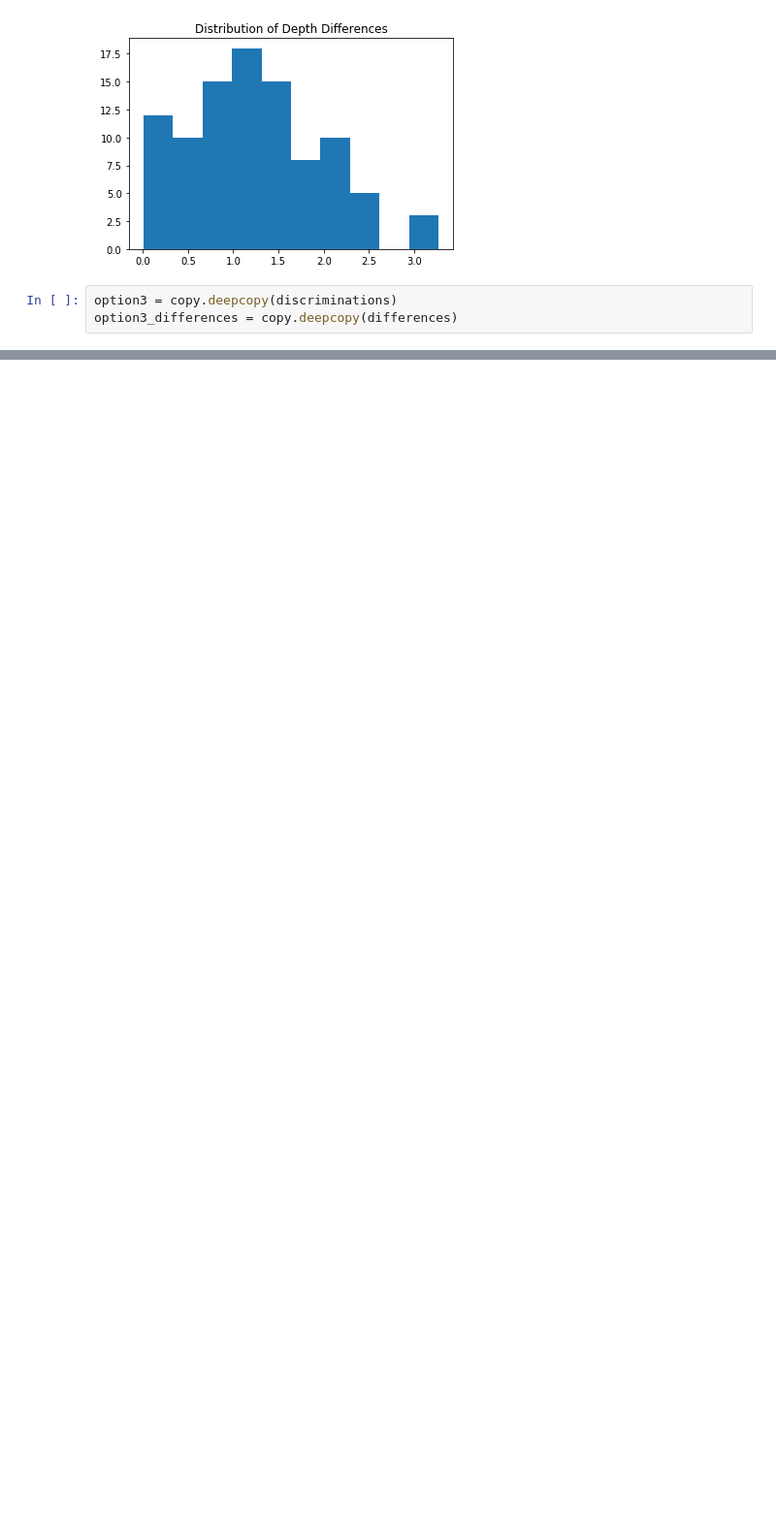
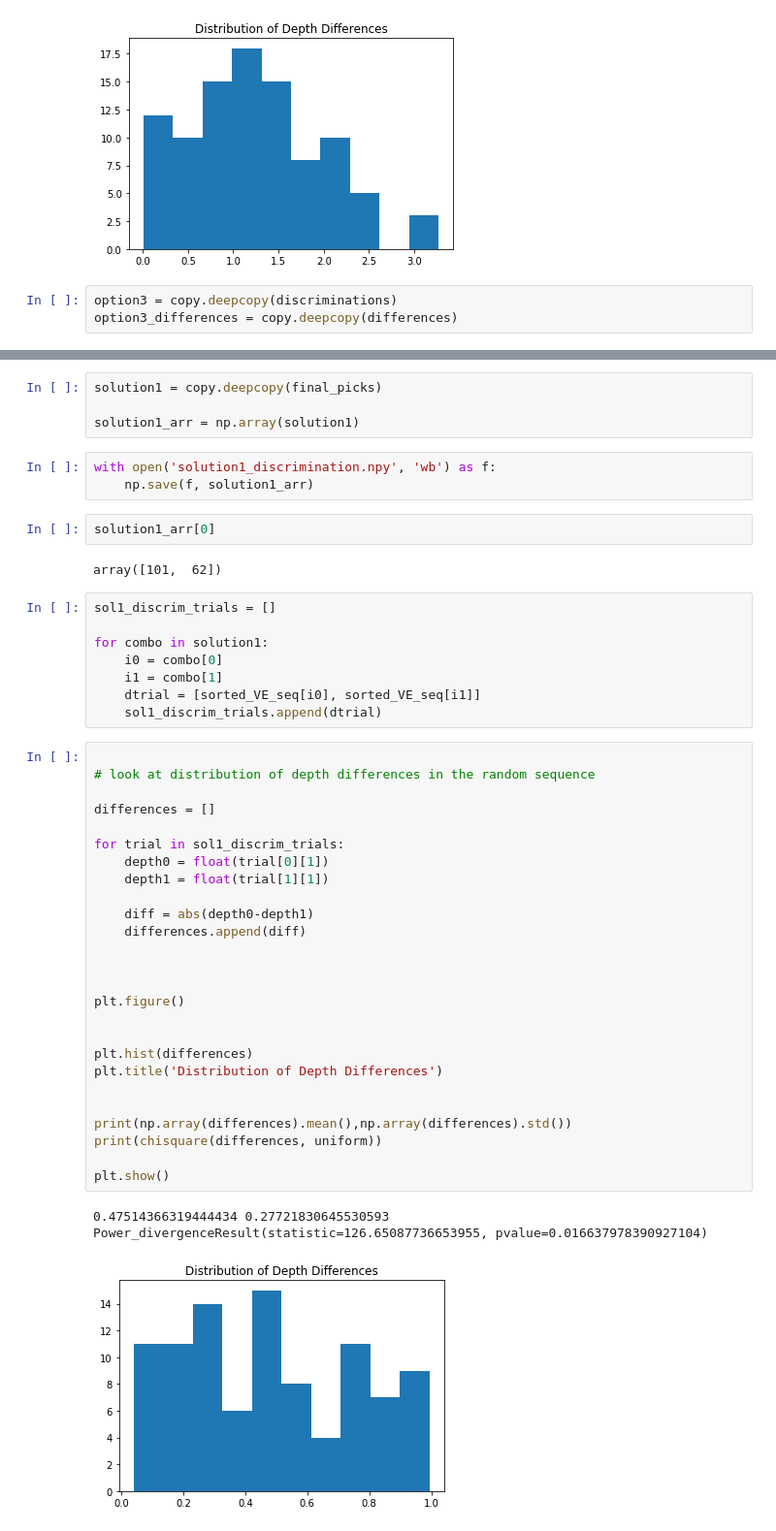
Before and after one commit to prachimahab/depth_discrimination, a Jupyter notebook: v3_discrimination_sequences.ipynb, the cells around one changed output, grey strips where cells are left out. Shown at 97% size. Saved outputs shown, nothing was run; the diff lists cells and outputs as text; blank space fills up the shorter version.

```diff
--- a/v3_discrimination_sequences.ipynb
+++ b/v3_discrimination_sequences.ipynb
@@ -106,0 +261,49 @@ plt.show()
+# %%
+solution1 = copy.deepcopy(final_picks)
+
+solution1_arr = np.array(solution1)
+# %%
+with open('solution1_discrimination.npy', 'wb') as f:
+    np.save(f, solution1_arr)
+# %%
+solution1_arr[0]
+# %% [output]
+array([101,  62])
+# %%
+sol1_discrim_trials = []
+
+for combo in solution1:
+    i0 = combo[0]
+    i1 = combo[1]
+    dtrial = [sorted_VE_seq[i0], sorted_VE_seq[i1]]
+    sol1_discrim_trials.append(dtrial)
+# %%
+
+# look at distribution of depth differences in the random sequence
+
+differences = []
+
+for trial in sol1_discrim_trials:
+    depth0 = float(trial[0][1])
+    depth1 = float(trial[1][1])
+
+    diff = abs(depth0-depth1)
+    differences.append(diff)
+
+
+
+plt.figure()
+
+
+plt.hist(differences)
+plt.title('Distribution of Depth Differences')
+
+
+print(np.array(differences).mean(),np.array(differences).std())
+print(chisquare(differences, uniform))
+
+plt.show()
+# %% [output]
+0.47514366319444434 0.27721830645530593
+Power_divergenceResult(statistic=126.65087736653955, pvalue=0.016637978390927104)
+[figure, added]
```
Also changed, not shown: parts of 33 cells of this notebook, 2 other files.
